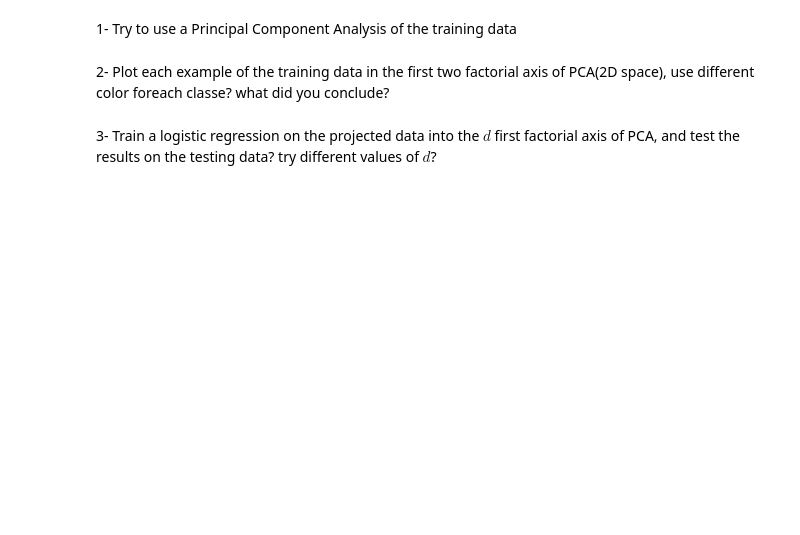
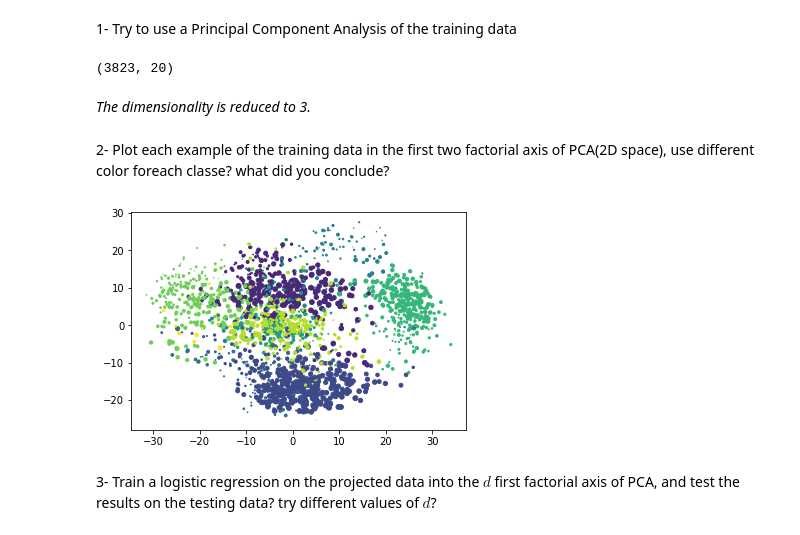
Before and after one commit to wint3ria/discriminative-methods, a Jupyter notebook: lda.ipynb, the cells around one changed output. Cells and saved outputs as stored; diff of their text form; code cells hidden in the pictures; blank space fills up the shorter version.

```diff
--- a/lda.ipynb
+++ b/lda.ipynb
@@ -22,4 +39,17 @@ ytest = dataTest.values[:,64]
+# %%
+pca = PCA(n_components=20)
+yhat_pca = pca.fit_transform(Xtrain)
+print(yhat_pca.shape)
+# %% [output]
+(3823, 20)
+# %% [markdown]
+_The dimensionality is reduced to 3._
 # %% [markdown]
 2- Plot each example of the training data in the first two factorial axis of PCA(2D space), use different color foreach classe? what did you conclude?
+# %%
+plt.scatter(yhat_pca[:, 0], yhat_pca[:, 1], yhat_pca[:, 2], c=ytrain)
+plt.show()
+# %% [output]
+[figure, added]
 # %% [markdown]
 3- Train a logistic regression on the projected data into the $d$ first factorial axis of PCA, and test the results on the testing data? try different values of $d$?
```
Also changed, not shown: parts of 25 cells of this notebook.
